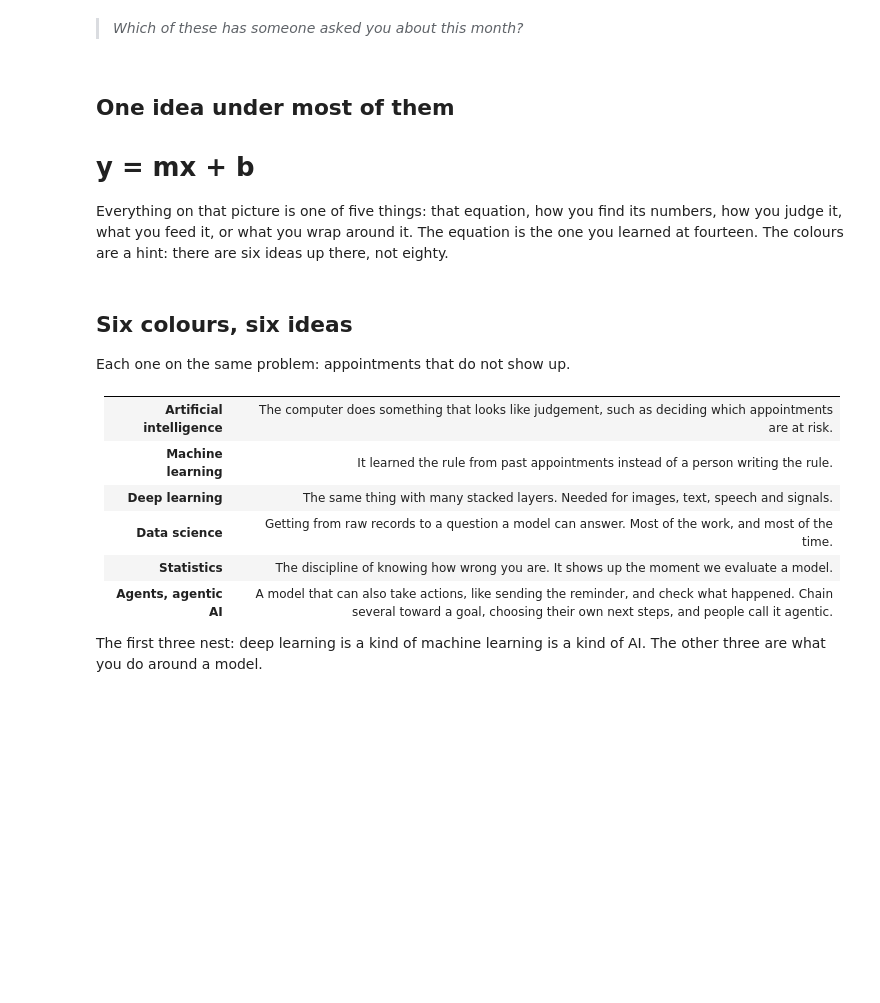
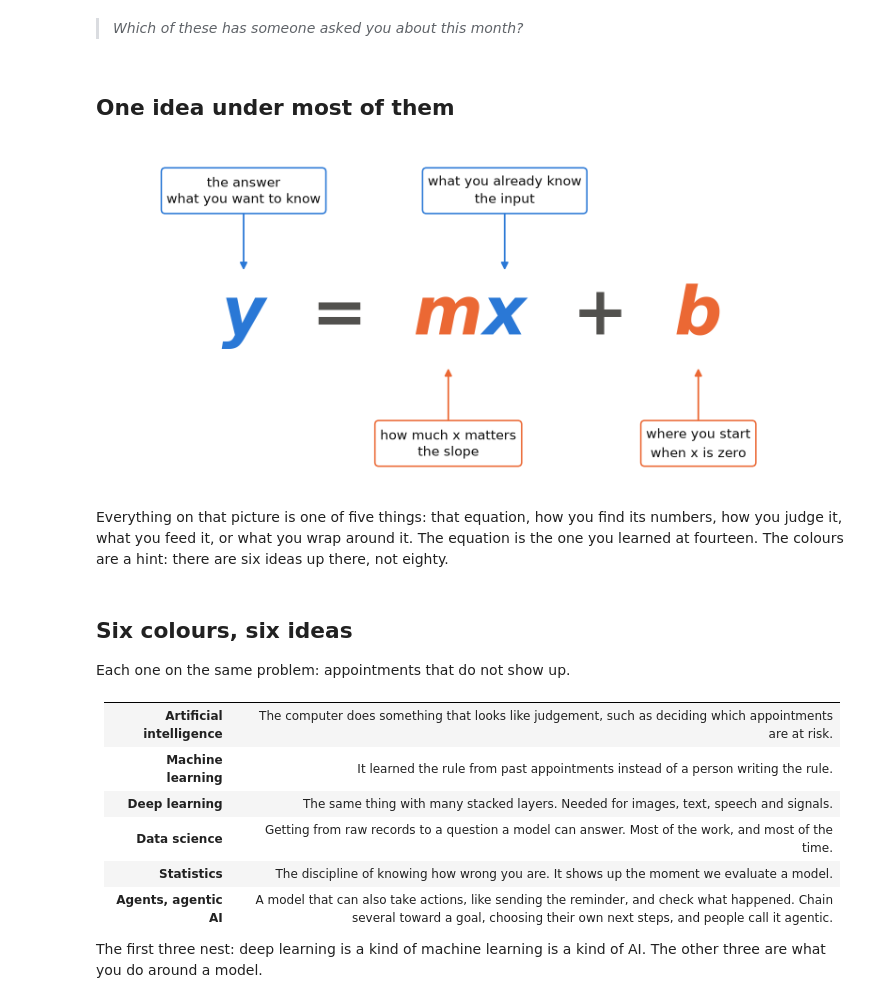
Before and after one commit to andyogah/no-show-ml-demo, a Jupyter notebook: notebooks/backup/no_show_classic_ml_prerun.ipynb, the cells around one changed output. Saved outputs shown, nothing was run; the diff lists cells and outputs as text; code cells hidden in the pictures; blank space fills up the shorter version.

Commit message:
Intro: y = mx + b as an annotated diagram with a callout per symbol

```diff
--- a/notebooks/backup/no_show_classic_ml_prerun.ipynb
+++ b/notebooks/backup/no_show_classic_ml_prerun.ipynb
@@ -9,11 +9,13 @@ Image(filename="../docs/figures/00-wordcloud.png", width=1100)
 [figure]
 # %% [markdown]
 > *Which of these has someone asked you about this month?*
+# %% [markdown]
+## One idea under most of them
+# %%
+Image(filename="../docs/figures/00b-equation.png", width=950)
+# %% [output]
+[figure, added]
 # %% [markdown]
-## One idea under most of them
-
-# y = mx + b
-
 Everything on that picture is one of five things: that equation, how you find its numbers,
 how you judge it, what you feed it, or what you wrap around it. The equation is the one you
 learned at fourteen. The colours are a hint: there are six ideas up there, not eighty.
```
Also changed, not shown: 6 other files.
